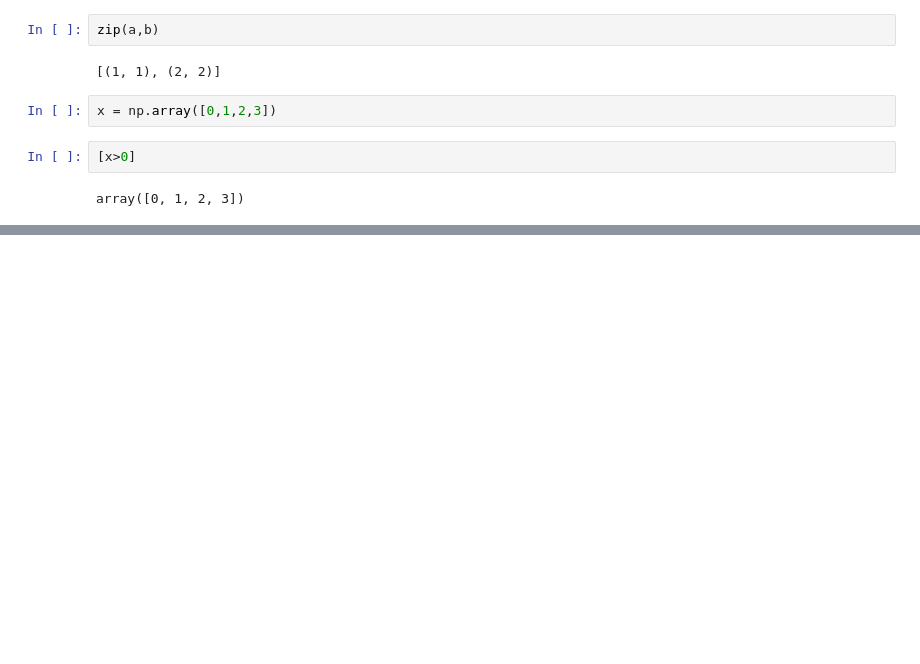
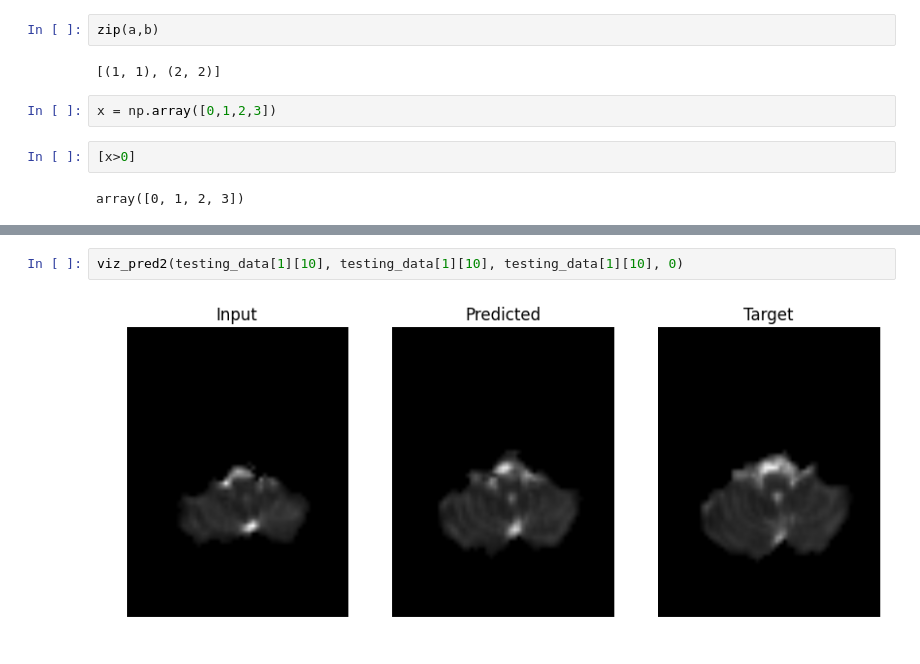
Before and after one commit to shivamdhall/MRIDataHarmonisation, a Jupyter notebook: NoteBooks/Final - AWS - Cycle-GAN.ipynb, the cells around one changed output, grey strips where cells are left out. Cells and saved outputs as stored; diff of their text form; blank space fills up the shorter version.

```diff
--- a/NoteBooks/Final - AWS - Cycle-GAN.ipynb
+++ b/NoteBooks/Final - AWS - Cycle-GAN.ipynb
@@ -904,0 +1972,4 @@ array([0, 1, 2, 3])
+# %%
+viz_pred2(testing_data[1][10], testing_data[1][10], testing_data[1][10], 0)
+# %% [output]
+[figure, added]
```
Also changed, not shown: parts of 9 cells of this notebook, 22 other files.
